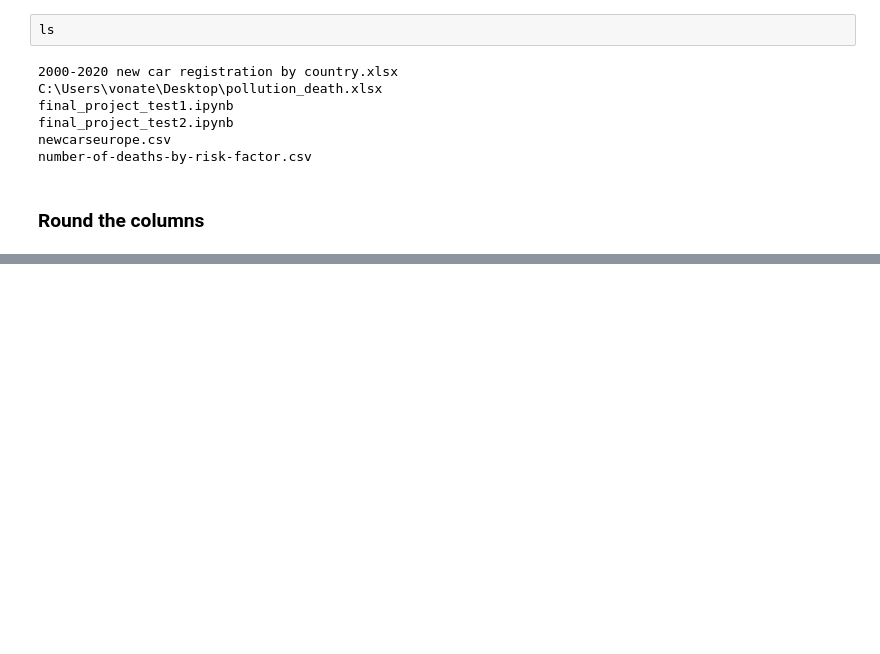
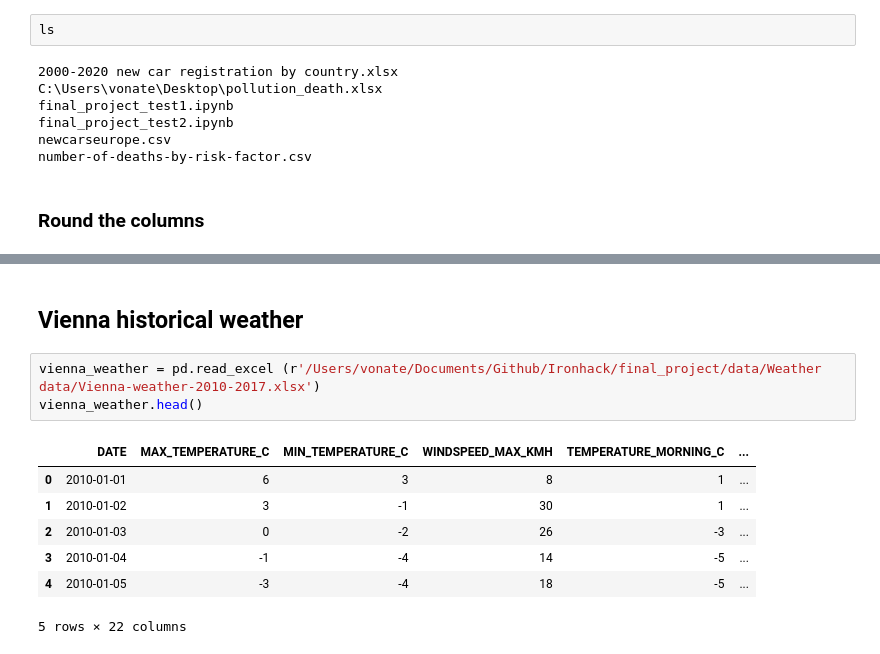
Before and after one commit to vonate5/air-pollution, a Jupyter notebook: code/final_project_test2.ipynb, the cells around one changed output, grey strips where cells are left out. Saved outputs shown, nothing was run; the diff lists cells and outputs as text; blank space fills up the shorter version.

```diff
--- a/code/final_project_test2.ipynb
+++ b/code/final_project_test2.ipynb
@@ -460,0 +535,13 @@ df_modal_new.to_csv(r'/Users/vonate/Documents/Github/Ironhack/final_project/data
+# %% [markdown]
+## Vienna historical weather
+# %%
+vienna_weather = pd.read_excel (r'/Users/vonate/Documents/Github/Ironhack/final_project/data/Weather data/Vienna-weather-2010-2017.xlsx')
+vienna_weather.head()
+# %% [output]
+|  | DATE | MAX_TEMPERATURE_C | MIN_TEMPERATURE_C | WINDSPEED_MAX_KMH | TEMPERATURE_MORNING_C | ... |
+| 0 | 2010-01-01 | 6 | 3 | 8 | 1 | ... |
+| 1 | 2010-01-02 | 3 | -1 | 30 | 1 | ... |
+| 2 | 2010-01-03 | 0 | -2 | 26 | -3 | ... |
+| 3 | 2010-01-04 | -1 | -4 | 14 | -5 | ... |
+| 4 | 2010-01-05 | -3 | -4 | 18 | -5 | ... |
+5 rows × 22 columns
```
Also changed, not shown: parts of 77 cells of this notebook, 51 other files.
